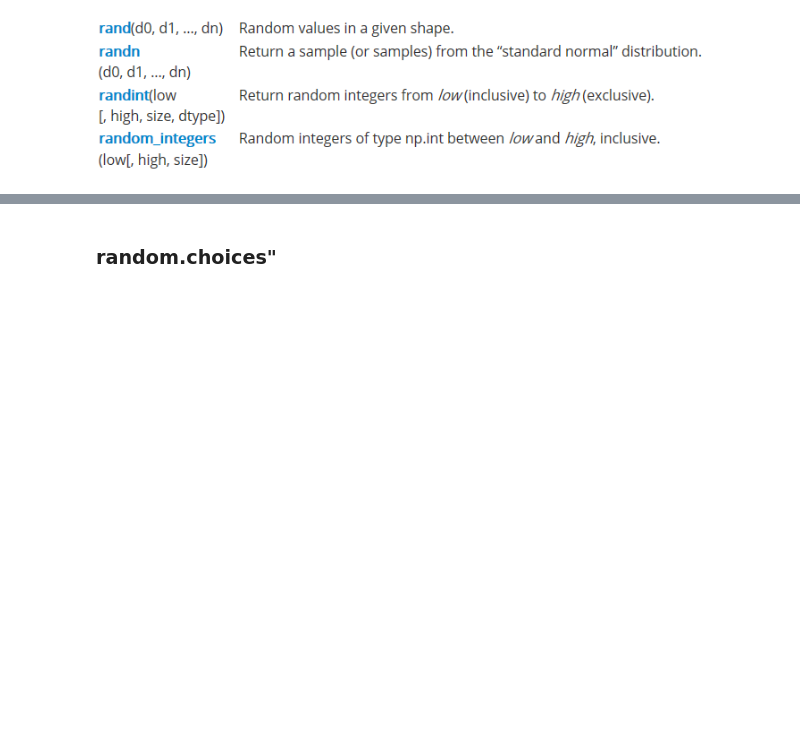
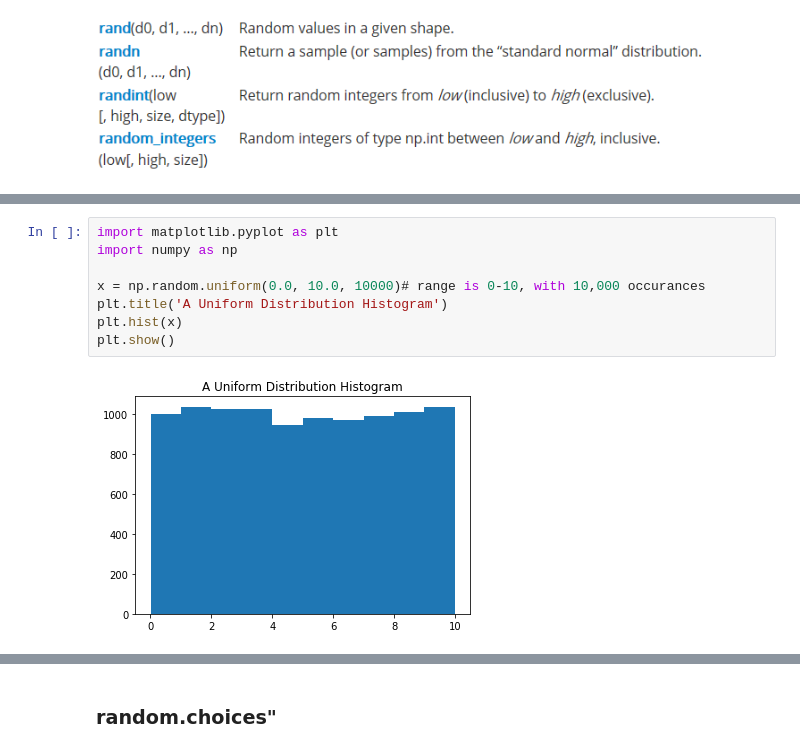
Before and after one commit to JohnONeillGMIT/ProgrammingforDataAnalysisS2Assignment, a Jupyter notebook: Assignment numpy.random.ipynb, the cells around one changed output, grey strips where cells are left out. Drawn from its saved outputs; the diff is of its cells as text; blank space fills up the shorter version.

```diff
--- a/Assignment numpy.random.ipynb
+++ b/Assignment numpy.random.ipynb
@@ -82,0 +84,10 @@ np.random.uniform(2,5) #returns floating point value between 2 and 5
+# %%
+import matplotlib.pyplot as plt
+import numpy as np
+
+x = np.random.uniform(0.0, 10.0, 10000)# range is 0-10, with 10,000 occurances
+plt.title('A Uniform Distribution Histogram')
+plt.hist(x)
+plt.show()
+# %% [output]
+[figure, added]
```
Also changed, not shown: parts of 28 cells of this notebook.
